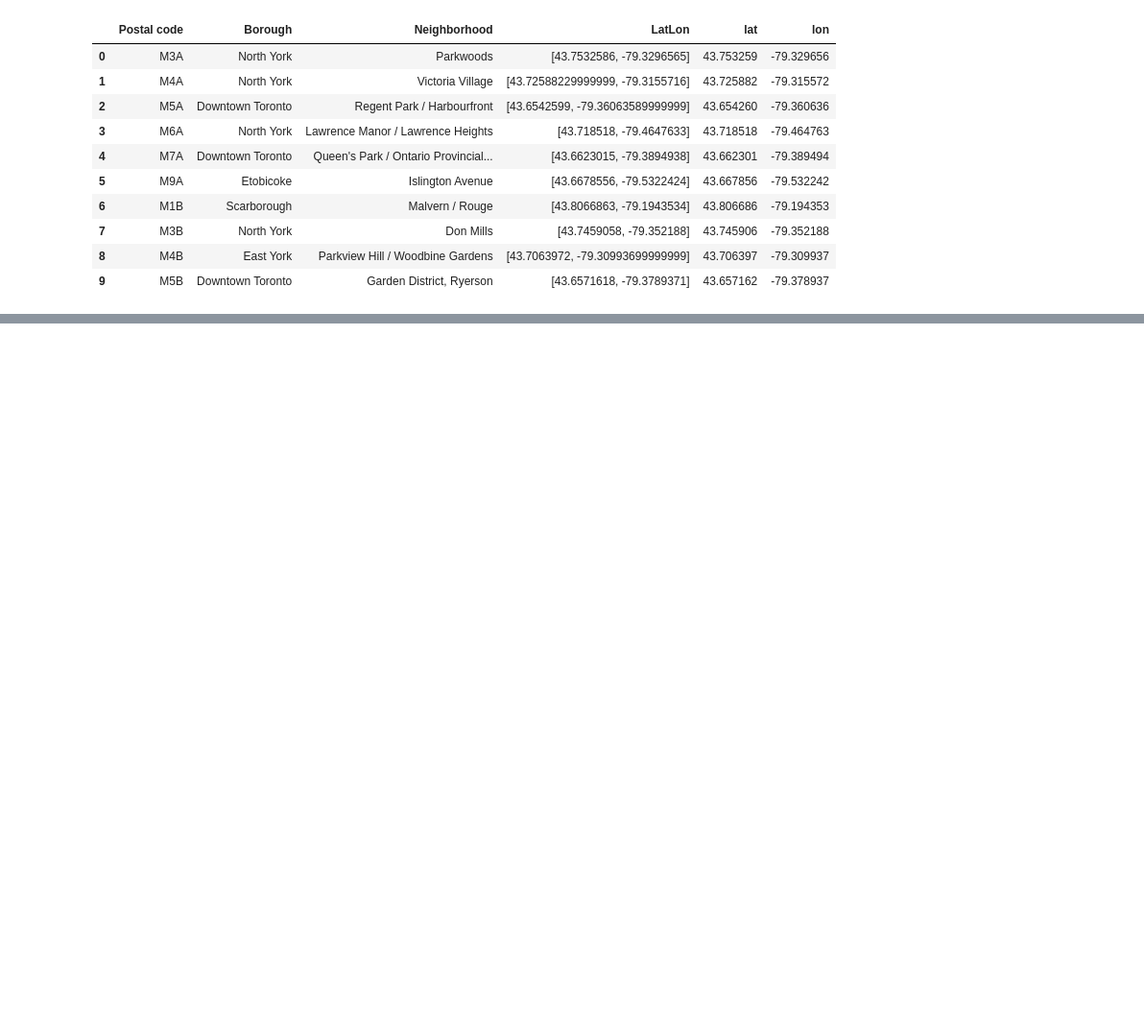
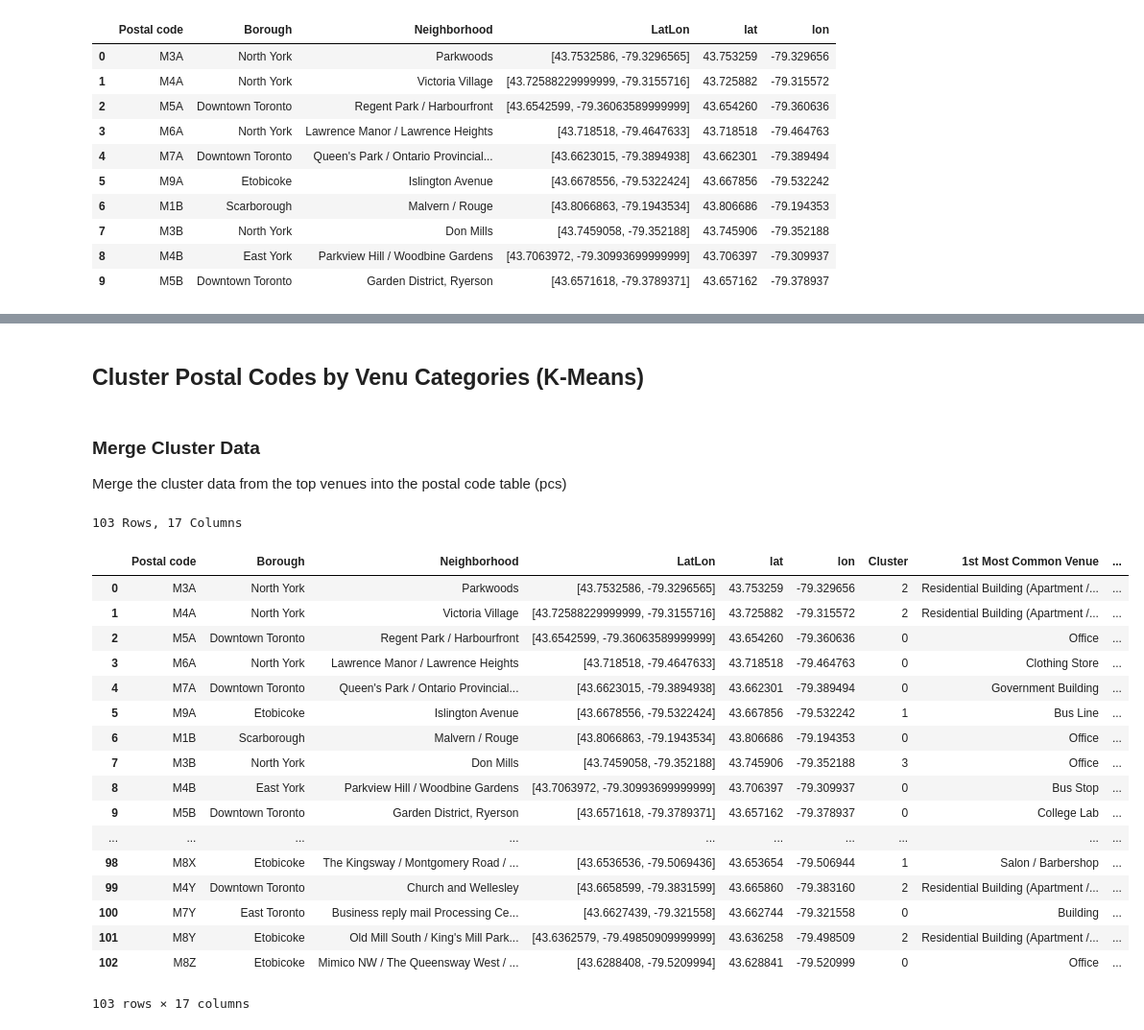
Before and after one commit to sthatcher1118/Coursera_Capstone, a Jupyter notebook: IBM Data Science: Applied Data Science Capstone.ipynb, the cells around one changed output, grey strips where cells are left out. Shown at 96% size. Drawn from its saved outputs; the diff is of its cells as text; code cells hidden in the pictures; blank space fills up the shorter version.

```diff
--- a/IBM Data Science: Applied Data Science Capstone.ipynb
+++ b/IBM Data Science: Applied Data Science Capstone.ipynb
@@ -76,0 +278,10 @@ pcs.head(10)
+# %%
+venues_oh = pd.get_dummies(venue_list[['category']], prefix='', prefix_sep='')
+venues_oh['Postal code'] = venue_list['Postal code']
+
+# I suppose we can re-arrange the columns...
+venues_oh = venues_oh[[venues_oh.columns[-1]] + list(venues_oh.columns[:-1])]
+p_rc(venues_oh)
+cat_no = len(venue_list['category'].unique())
+print(f'There are {cat_no} unique categories')
+venues_oh.head()
@@ -76,0 +316,21 @@ pcs.head(10)
+# %%
+topX = 10
+indicators = ['st', 'nd', 'rd']
+
+# create columns according to number of top venues
+columns = ['Postal code']
+for ind in np.arange(topX):
+    try:
+        columns.append('{}{} Most Common Venue'.format(ind+1, indicators[ind]))
+    except:
+        columns.append('{}th Most Common Venue'.format(ind+1))
+
+# create a new dataframe
+top_venues = pd.DataFrame(columns=columns)
+top_venues['Postal code'] = venues_means['Postal code']
+
+for ind in np.arange(venues_means.shape[0]):
+    srow = topXVenues(venues_means.iloc[ind, 1:], topX)
+    top_venues.iloc[ind, 1:] = topXVenues(venues_means.iloc[ind, 1:], topX)
+
+top_venues
@@ -76,0 +356,3 @@ pcs.head(10)
+# %% [markdown]
+<a href="t4"></a>
+## Cluster Postal Codes by Venu Categories (K-Means)
@@ -76,0 +363,28 @@ pcs.head(10)
+# %% [markdown]
+### Merge Cluster Data
+Merge the cluster data from the top venues into the postal code table (pcs)
+# %%
+pcs_clusters = pcs
+pcs_clusters = pcs_clusters.join(top_venues.set_index('Postal code'), on='Postal code')
+p_rc(pcs_clusters)
+pcs_clusters
+# %% [output]
+103 Rows, 17 Columns
+|  | Postal code | Borough | Neighborhood | LatLon | lat | lon | Cluster | 1st Most Common Venue | ... |
+| 0 | M3A | North York | Parkwoods | [43.7532586, -79.3296565] | 43.753259 | -79.329656 | 2 | Residential Building (Apartment /... | ... |
+| 1 | M4A | North York | Victoria Village | [43.72588229999999, -79.3155716] | 43.725882 | -79.315572 | 2 | Residential Building (Apartment /... | ... |
+| 2 | M5A | Downtown Toronto | Regent Park / Harbourfront | [43.6542599, -79.36063589999999] | 43.654260 | -79.360636 | 0 | Office | ... |
+| 3 | M6A | North York | Lawrence Manor / Lawrence Heights | [43.718518, -79.4647633] | 43.718518 | -79.464763 | 0 | Clothing Store | ... |
+| 4 | M7A | Downtown Toronto | Queen's Park / Ontario Provincial... | [43.6623015, -79.3894938] | 43.662301 | -79.389494 | 0 | Government Building | ... |
+| 5 | M9A | Etobicoke | Islington Avenue | [43.6678556, -79.5322424] | 43.667856 | -79.532242 | 1 | Bus Line | ... |
+| 6 | M1B | Scarborough | Malvern / Rouge | [43.8066863, -79.1943534] | 43.806686 | -79.194353 | 0 | Office | ... |
+| 7 | M3B | North York | Don Mills | [43.7459058, -79.352188] | 43.745906 | -79.352188 | 3 | Office | ... |
+| 8 | M4B | East York | Parkview Hill / Woodbine Gardens | [43.7063972, -79.30993699999999] | 43.706397 | -79.309937 | 0 | Bus Stop | ... |
+| 9 | M5B | Downtown Toronto | Garden District, Ryerson | [43.6571618, -79.3789371] | 43.657162 | -79.378937 | 0 | College Lab | ... |
+| ... | ... | ... | ... | ... | ... | ... | ... | ... | ... |
+| 98 | M8X | Etobicoke | The Kingsway / Montgomery Road / ... | [43.6536536, -79.5069436] | 43.653654 | -79.506944 | 1 | Salon / Barbershop | ... |
+| 99 | M4Y | Downtown Toronto | Church and Wellesley | [43.6658599, -79.3831599] | 43.665860 | -79.383160 | 2 | Residential Building (Apartment /... | ... |
+| 100 | M7Y | East Toronto | Business reply mail Processing Ce... | [43.6627439, -79.321558] | 43.662744 | -79.321558 | 0 | Building | ... |
+| 101 | M8Y | Etobicoke | Old Mill South / King's Mill Park... | [43.6362579, -79.49850909999999] | 43.636258 | -79.498509 | 2 | Residential Building (Apartment /... | ... |
+| 102 | M8Z | Etobicoke | Mimico NW / The Queensway West / ... | [43.6288408, -79.5209994] | 43.628841 | -79.520999 | 0 | Office | ... |
+103 rows × 17 columns
```
Also changed, not shown: parts of 32 cells of this notebook.
